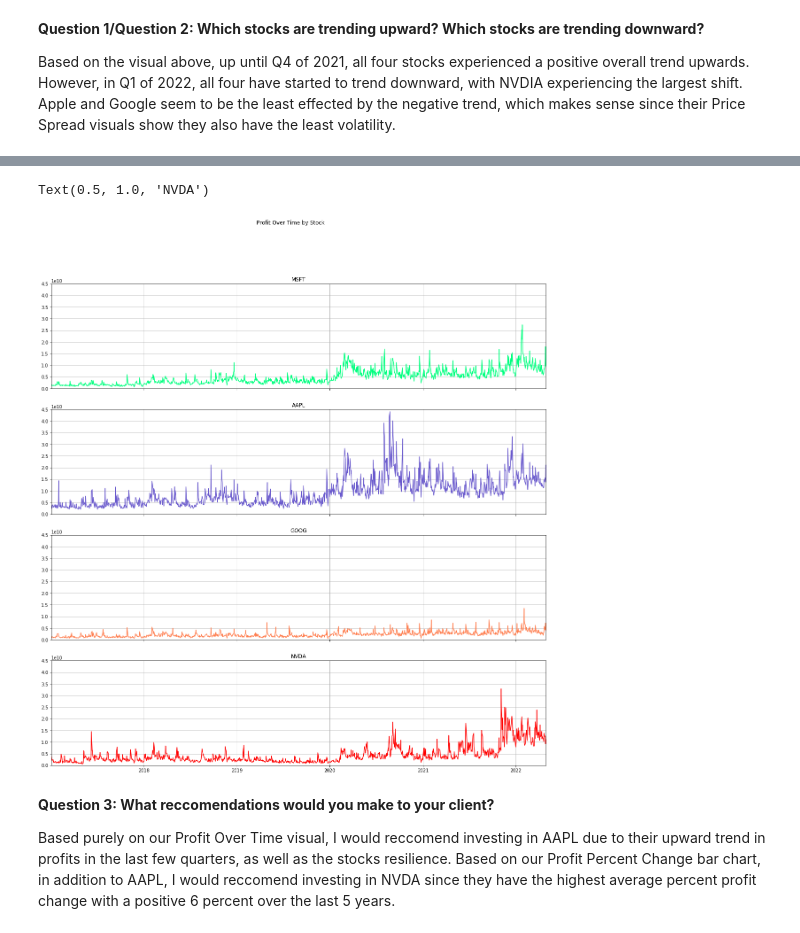
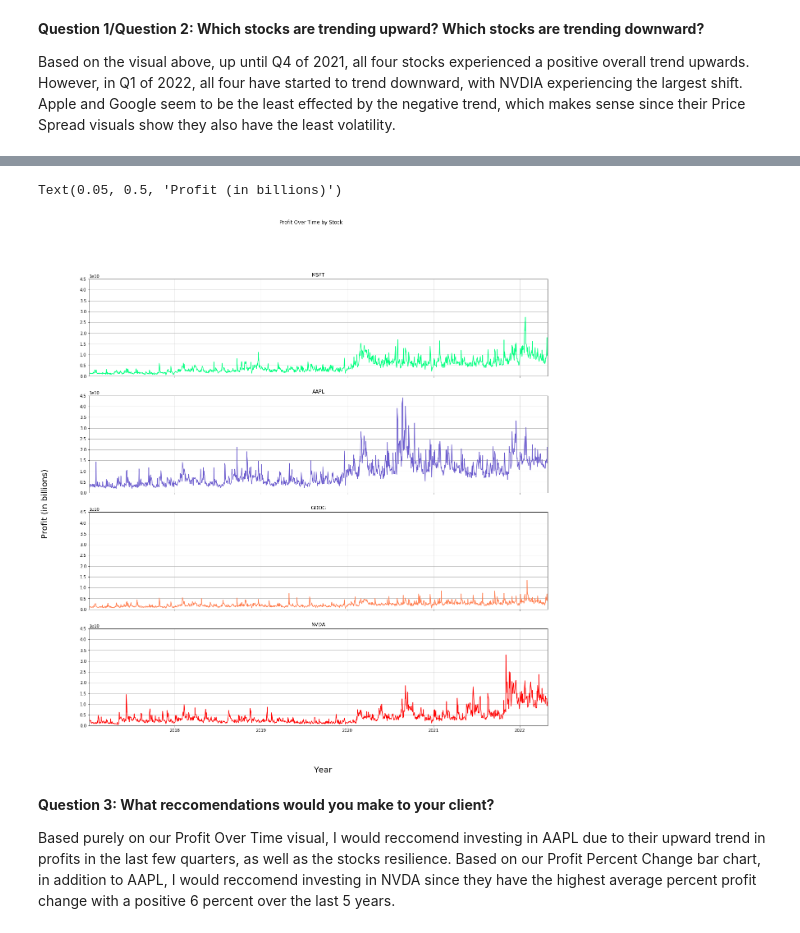
Before and after one commit to rasemanb/Tech-Stock-Analysis, a Jupyter notebook: Project_1/Project-1.ipynb, the cells around one changed output, grey strips where cells are left out. Cells and saved outputs as stored; diff of their text form; code cells hidden in the pictures.

```diff
--- a/Project_1/Project-1.ipynb
+++ b/Project_1/Project-1.ipynb
@@ -161,9 +151,11 @@ x = msft.index
 a = aapl['Difference']
 g = goog['Difference']
 n = nvda['Difference']
+xmin = msft.index.min()
+xmax = msft.index.max()
 
-fig, (ax1, ax2, ax3, ax4) = plt.subplots(4, figsize=(20,20),sharex=True)
-fig.suptitle('Price Spread Over Time by Stock')
+fig, (ax1, ax2, ax3, ax4) = plt.subplots(4, figsize=(20,20),sharex=True, sharey=True)
+fig.suptitle('Price Spread Over Time by Stock', fontsize = 20)
 ax1.plot(x, m, color='springgreen')
 ax1.grid()
 ax1.set_xlim([xmin,xmax])
@@ -184,5 +176,8 @@ ax4.grid()
 ax4.set_xlim([xmin,xmax])
 ax4.set_ylim([0,50])
 ax4.set_title('NVDA')
+fig.text(0.52,0.05, "Year", ha="center", va="center",fontsize=20)
+fig.text(0.05,0.5, "Price ($)", ha="center", va="center", rotation=90,fontsize=20)
+fig.savefig('../output/Price_Spread')
 # %% [output]
 ***High Minus Low (HML) is a value premium; it represents the spread in returns between companies with a high book-to-market value ratio and companies with a low book-to-market value ratio***
@@ -242,35 +242,38 @@ plt.bar(x,y, color=['red','lightblue', 'coral' , 'seagreen'])
 # %%
 # split plot for profits over time
 x2 = msft.index
 p1 = msft['Profit']
 p2 = aapl['Profit']
 p3 = goog['Profit']
 p4 = nvda['Profit']
 fig, (ax1, ax2, ax3, ax4) = plt.subplots(4, figsize=(20,20),sharex=True)
 fig.suptitle('Profit Over Time by Stock')
 ax1.plot(x2, p1, color='springgreen')
 ax1.grid()
 ax1.set_xlim([xmin,xmax])
 ax1.set_ylim([0,45000000000])
 ax1.set_title('MSFT')
 ax2.plot(x2, p2, color='slateblue')
 ax2.grid()
 ax2.set_xlim([xmin,xmax])
 ax2.set_ylim([0,45000000000])
 ax2.set_title('AAPL')
 ax3.plot(x2,p3, color='coral')
 ax3.grid()
 ax3.set_xlim([xmin,xmax])
 ax3.set_ylim([0,45000000000])
 ax3.set_title('GOOG')
 ax4.plot(x2,p4, color='red')
 ax4.grid()
 ax4.set_xlim([xmin,xmax])
 ax4.set_ylim([0,45000000000])
 ax4.set_title('NVDA')
+fig.savefig('../output/Profit_Over_Time')
+fig.text(0.52,0.05, "Year", ha="center", va="center",fontsize=20)
+fig.text(0.05,0.5, "Profit (in billions)", ha="center", va="center", rotation=90,fontsize=20)
 # %% [output]
-Text(0.5, 1.0, 'NVDA')
+Text(0.05, 0.5, 'Profit (in billions)')
-[figure, old version]
+[figure, new version]
 # %% [markdown]
 **Question 3: What reccomendations would you make to your client?**
 
```
Also changed, not shown: parts of 7 cells of this notebook.
